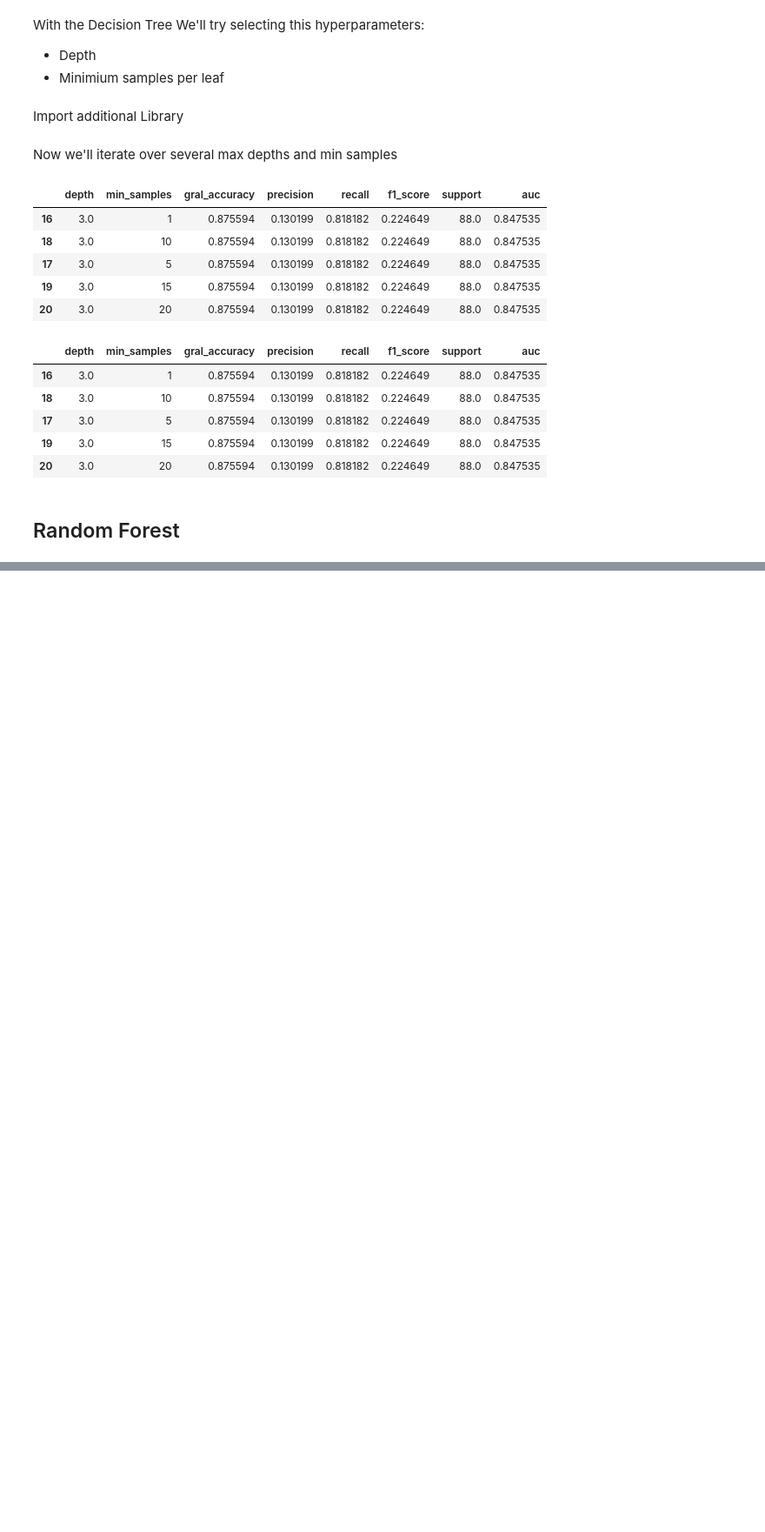
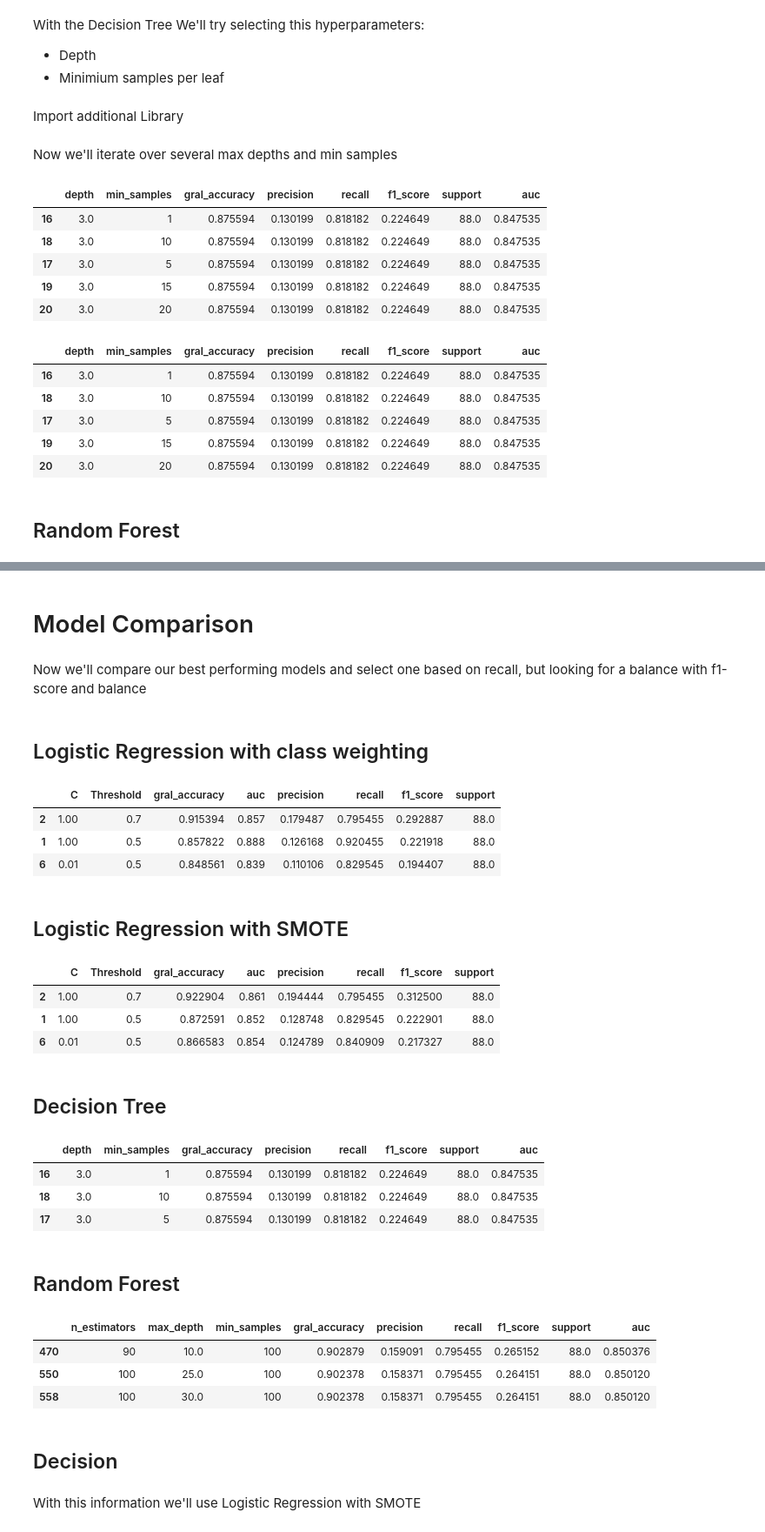
Before and after one commit to Maxkaizo/---_-ML-Zoomcamp-2024, a Jupyter notebook: 3_modeling.ipynb, the cells around one changed output, grey strips where cells are left out. Shown at 87% size. Saved outputs shown, nothing was run; the diff lists cells and outputs as text; code cells hidden in the pictures; blank space fills up the shorter version.

```diff
--- a/3_modeling.ipynb
+++ b/3_modeling.ipynb
@@ -473,0 +533,44 @@ WIP
+# %% [markdown]
+# Model Comparison
+# %% [markdown]
+Now we'll compare our best performing models and select one based on recall, but looking for a balance with f1-score and balance
+# %% [markdown]
+## Logistic Regression with class weighting
+# %%
+df_results[df_results['recall'] > 0.75].sort_values(by='f1_score', ascending=False).head(3)
+# %% [output]
+|  | C | Threshold | gral_accuracy | auc | precision | recall | f1_score | support |
+| 2 | 1.00 | 0.7 | 0.915394 | 0.857 | 0.179487 | 0.795455 | 0.292887 | 88.0 |
+| 1 | 1.00 | 0.5 | 0.857822 | 0.888 | 0.126168 | 0.920455 | 0.221918 | 88.0 |
+| 6 | 0.01 | 0.5 | 0.848561 | 0.839 | 0.110106 | 0.829545 | 0.194407 | 88.0 |
+# %% [markdown]
+## Logistic Regression with SMOTE
+# %%
+df_results_wsmote[df_results_wsmote['recall'] > 0.75].sort_values(by='f1_score', ascending=False).head(3)
+# %% [output]
+|  | C | Threshold | gral_accuracy | auc | precision | recall | f1_score | support |
+| 2 | 1.00 | 0.7 | 0.922904 | 0.861 | 0.194444 | 0.795455 | 0.312500 | 88.0 |
+| 1 | 1.00 | 0.5 | 0.872591 | 0.852 | 0.128748 | 0.829545 | 0.222901 | 88.0 |
+| 6 | 0.01 | 0.5 | 0.866583 | 0.854 | 0.124789 | 0.840909 | 0.217327 | 88.0 |
+# %% [markdown]
+## Decision Tree
+# %%
+dt_results[dt_results['recall'] > 0.75].sort_values(by='f1_score', ascending=False).head(3)
+# %% [output]
+|  | depth | min_samples | gral_accuracy | precision | recall | f1_score | support | auc |
+| 16 | 3.0 | 1 | 0.875594 | 0.130199 | 0.818182 | 0.224649 | 88.0 | 0.847535 |
+| 18 | 3.0 | 10 | 0.875594 | 0.130199 | 0.818182 | 0.224649 | 88.0 | 0.847535 |
+| 17 | 3.0 | 5 | 0.875594 | 0.130199 | 0.818182 | 0.224649 | 88.0 | 0.847535 |
+# %% [markdown]
+## Random Forest
+# %%
+rf_results[rf_results['recall'] > 0.75].sort_values(by='f1_score', ascending=False).head(3)
+# %% [output]
+|  | n_estimators | max_depth | min_samples | gral_accuracy | precision | recall | f1_score | support | auc |
+| 470 | 90 | 10.0 | 100 | 0.902879 | 0.159091 | 0.795455 | 0.265152 | 88.0 | 0.850376 |
+| 550 | 100 | 25.0 | 100 | 0.902378 | 0.158371 | 0.795455 | 0.264151 | 88.0 | 0.850120 |
+| 558 | 100 | 30.0 | 100 | 0.902378 | 0.158371 | 0.795455 | 0.264151 | 88.0 | 0.850120 |
+# %% [markdown]
+## Decision
+# %% [markdown]
+With this information we'll use Logistic Regression with SMOTE
```
Also changed, not shown: parts of 6 cells of this notebook.
